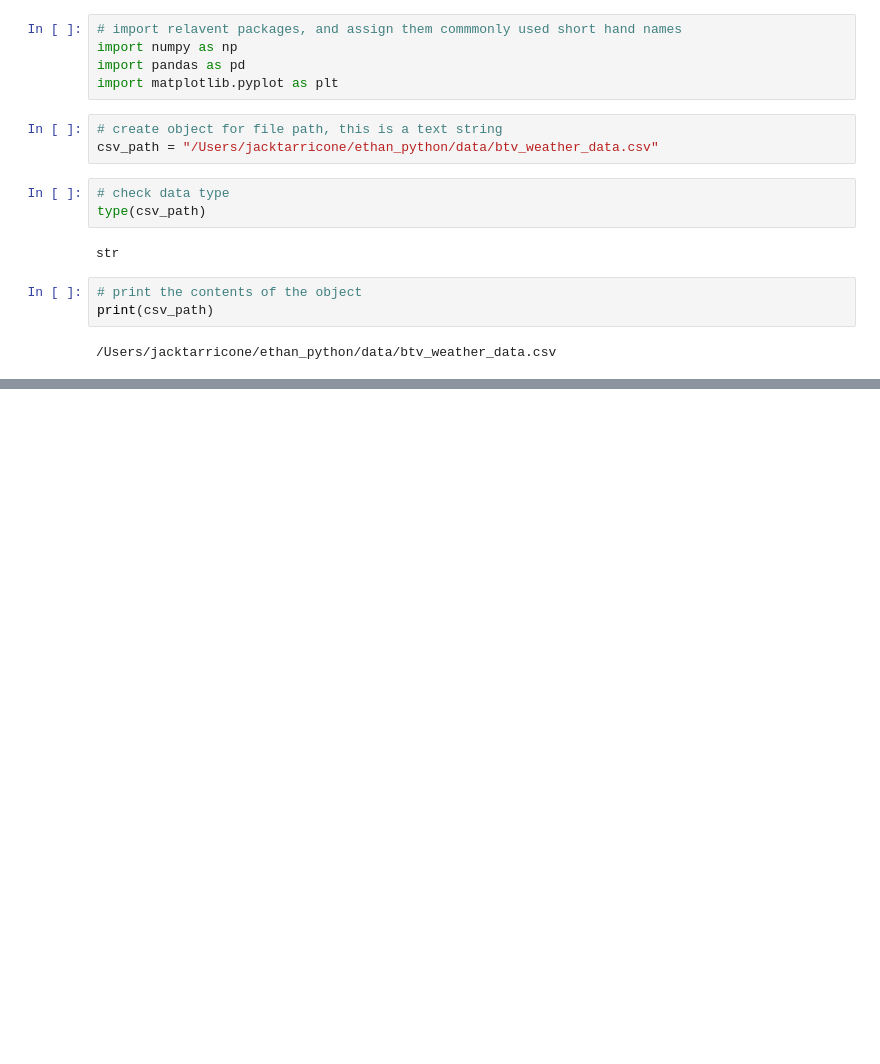
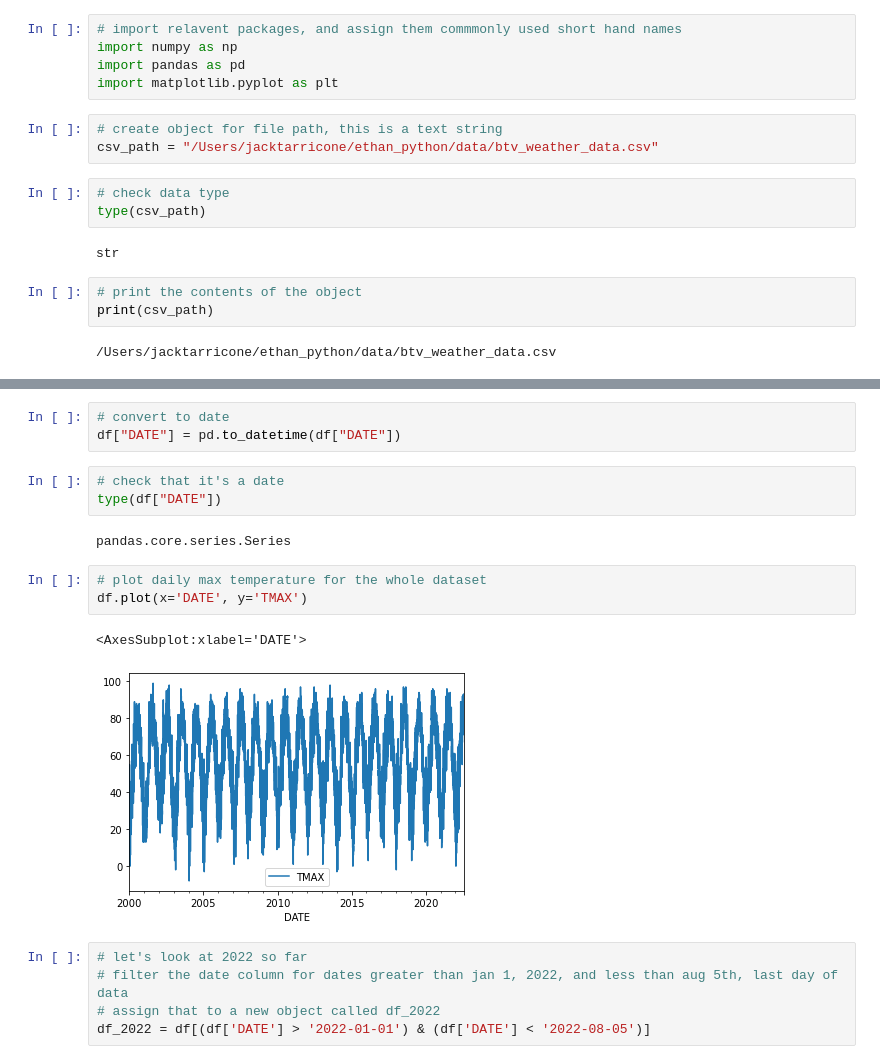
Before and after one commit to jacktarricone/ethan_python, a Jupyter notebook: scripts/ethan_python_tutorial.ipynb, the cells around one changed output, grey strips where cells are left out. Cells and saved outputs as stored; diff of their text form; blank space fills up the shorter version.

Commit message:
mini plotting script

```diff
--- a/scripts/ethan_python_tutorial.ipynb
+++ b/scripts/ethan_python_tutorial.ipynb
@@ -21,0 +42,19 @@ df = pd.read_csv(csv_path)
+# %%
+# convert to date
+df["DATE"] = pd.to_datetime(df["DATE"])
+# %%
+# check that it's a date
+type(df["DATE"])
+# %% [output]
+pandas.core.series.Series
+# %%
+# plot daily max temperature for the whole dataset
+df.plot(x='DATE', y='TMAX')
+# %% [output]
+<AxesSubplot:xlabel='DATE'>
+[figure, added]
+# %%
+# let's look at 2022 so far
+# filter the date column for dates greater than jan 1, 2022, and less than aug 5th, last day of data
+# assign that to a new object called df_2022
+df_2022 = df[(df['DATE'] > '2022-01-01') & (df['DATE'] < '2022-08-05')]
```
Also changed, not shown: parts of 4 cells of this notebook.
